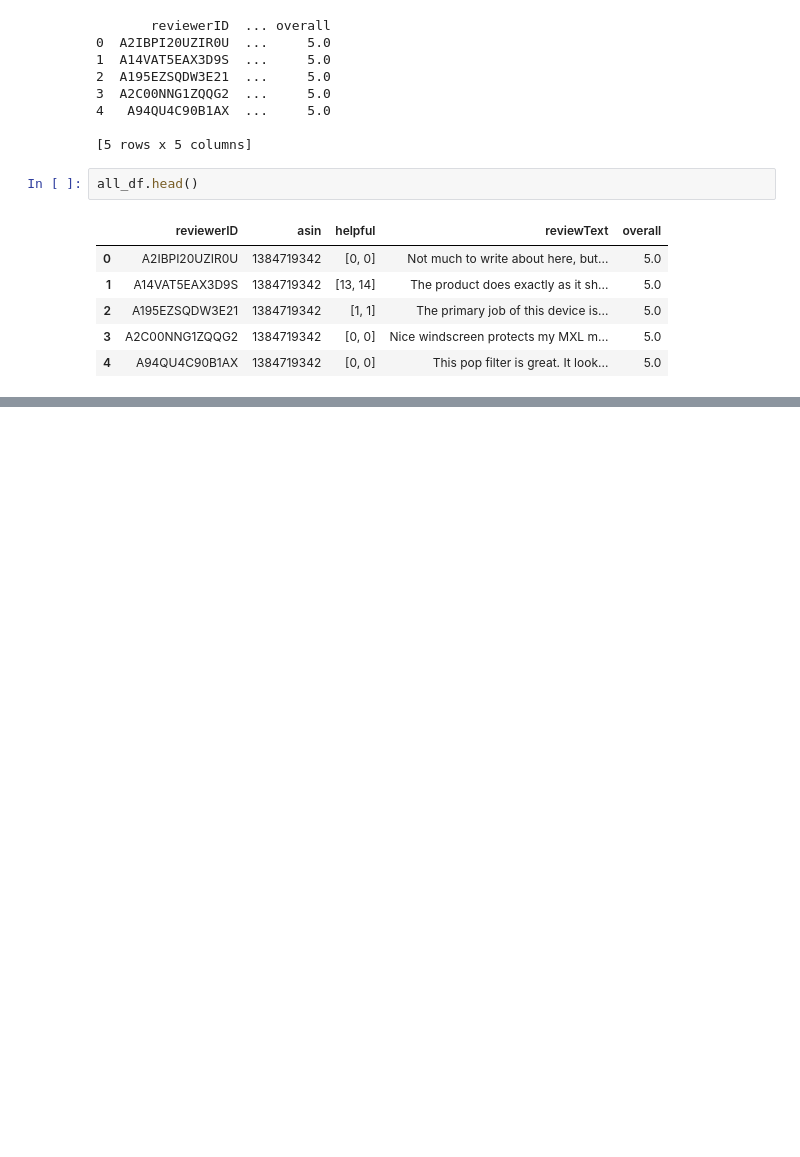
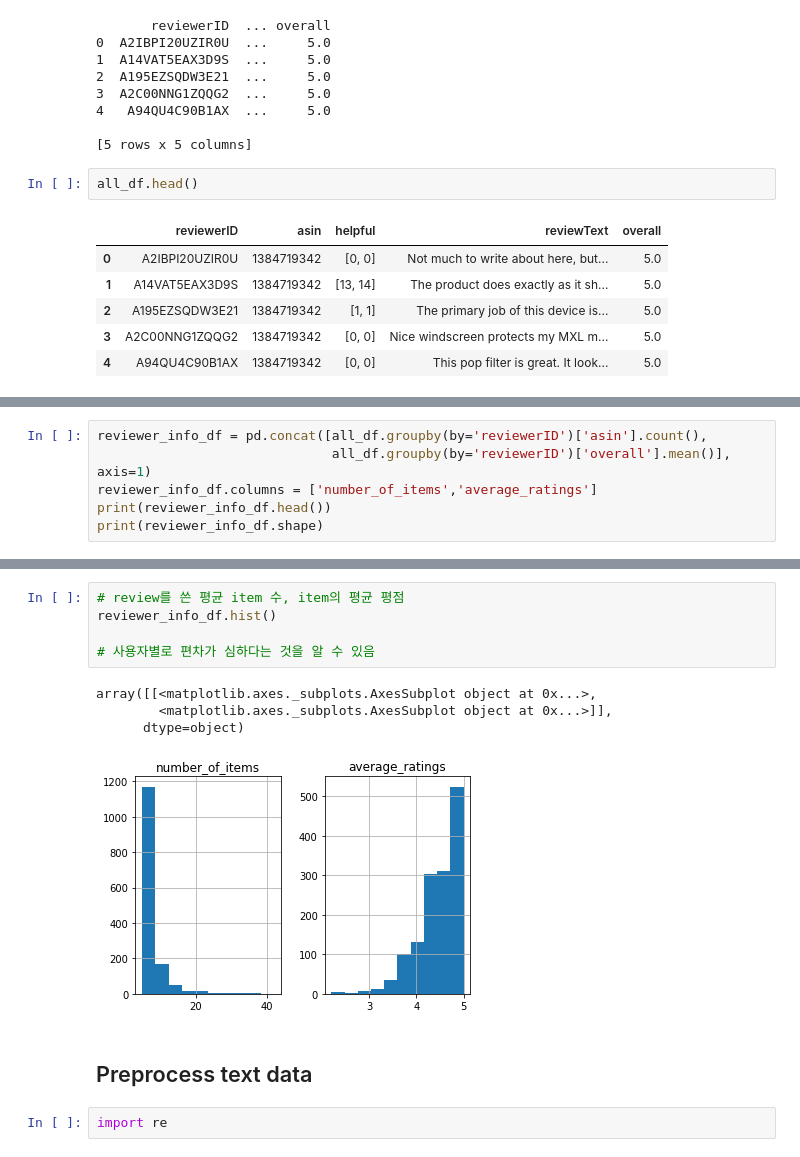
Before and after one commit to fromptj/recommender_system, a Jupyter notebook: 03-Recommender-System-DeepLearning/07-EDA-With-Amazon_Review_Data.ipynb, the cells around one changed output, grey strips where cells are left out. Drawn from its saved outputs; the diff is of its cells as text; blank space fills up the shorter version.

Commit message:
analyze and preprocess data

```diff
--- a/03-Recommender-System-DeepLearning/07-EDA-With-Amazon_Review_Data.ipynb
+++ b/03-Recommender-System-DeepLearning/07-EDA-With-Amazon_Review_Data.ipynb
@@ -158,0 +173,6 @@ all_df.head()
+# %%
+reviewer_info_df = pd.concat([all_df.groupby(by='reviewerID')['asin'].count(),
+                              all_df.groupby(by='reviewerID')['overall'].mean()], axis=1)
+reviewer_info_df.columns = ['number_of_items','average_ratings']
+print(reviewer_info_df.head())
+print(reviewer_info_df.shape)
@@ -158,0 +188,14 @@ all_df.head()
+# %%
+# review를 쓴 평균 item 수, item의 평균 평점
+reviewer_info_df.hist()
+
+# 사용자별로 편차가 심하다는 것을 알 수 있음
+# %% [output]
+array([[<matplotlib.axes._subplots.AxesSubplot object at 0x...>,
+        <matplotlib.axes._subplots.AxesSubplot object at 0x...>]],
+      dtype=object)
+[figure, added]
+# %% [markdown]
+## Preprocess text data
+# %%
+import re
```
Also changed, not shown: parts of 11 cells of this notebook.
